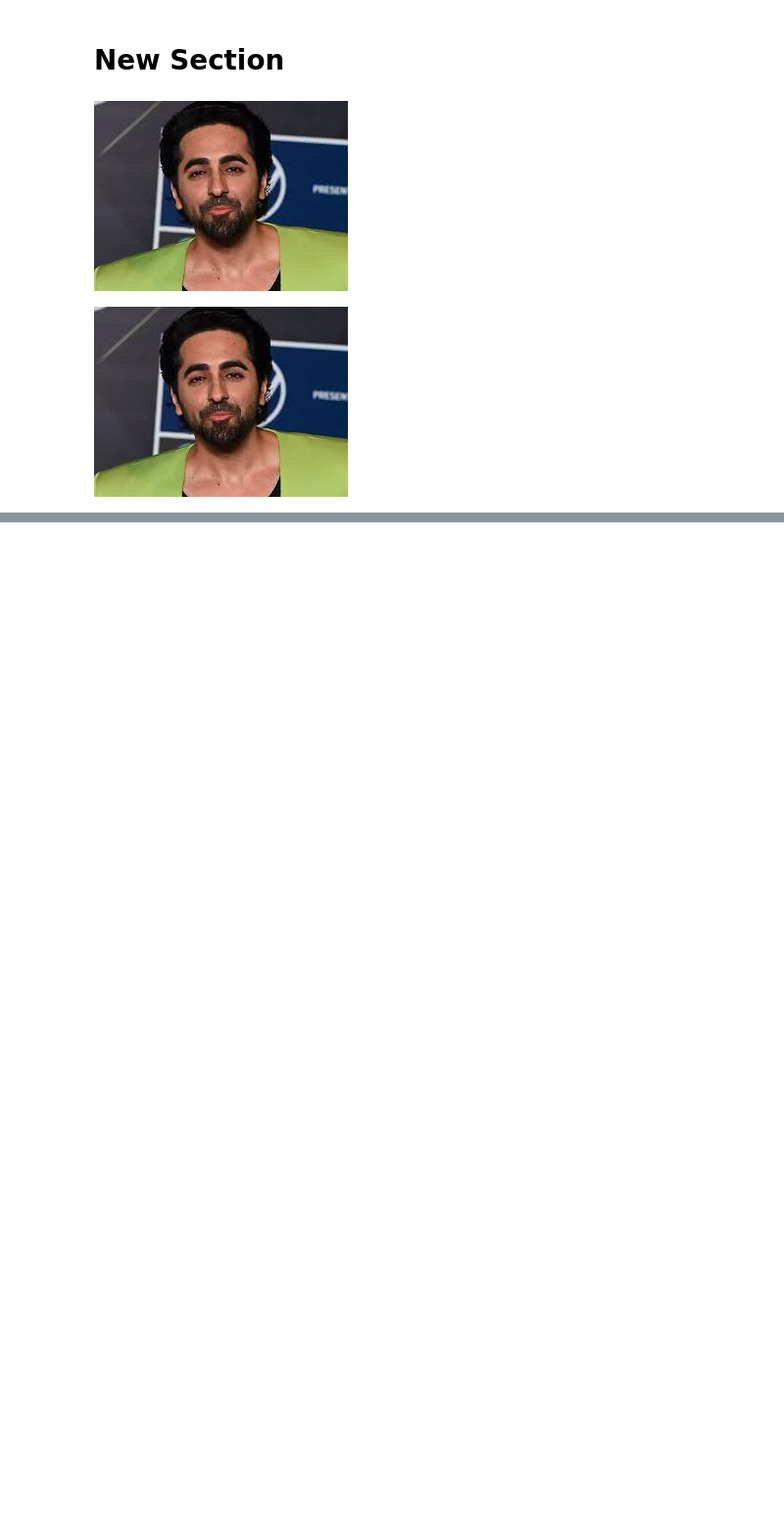
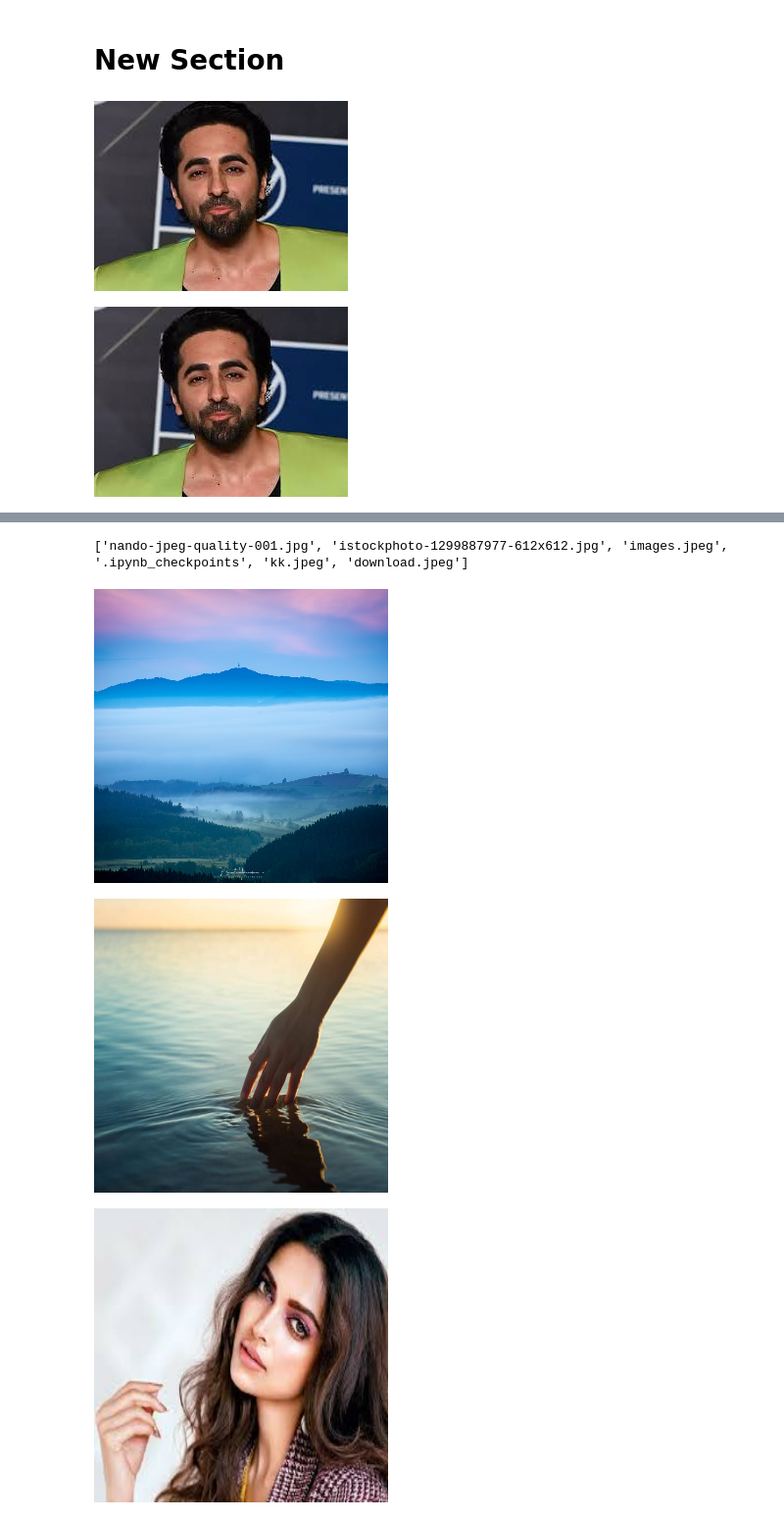
Before and after one commit to alphaomega4348/computer-vision, a Jupyter notebook: computer_vision.ipynb, the cells around one changed output, grey strips where cells are left out. Shown at 98% size. Saved outputs shown, nothing was run; the diff lists cells and outputs as text; code cells hidden in the pictures; blank space fills up the shorter version.

```diff
--- a/computer_vision.ipynb
+++ b/computer_vision.ipynb
@@ -17,0 +58,33 @@ cv2.destroyAllWindows()         #all windows close
+# %%
+import os
+import cv2
+from google.colab.patches import cv2_imshow
+import numpy as np
+
+list_name = os.listdir("/content/images")
+print(list_name)
+
+for name in list_name:
+  # Check if the item in the list is a file and not a directory (like '.ipynb_checkpoints')
+  # and if it's an image file by checking the file extension.
+  if os.path.isfile(os.path.join("/content/images", name)) and name.lower().endswith(('.png', '.jpg', '.jpeg')):
+    img = cv2.imread(f"/content/images/{name}")
+    if img is not None:  # Check if image was loaded successfully
+      # Display the original image
+     # cv2_imshow(img)
+
+      # Resize the image
+      resized_img = cv2.resize(img, (300, 300))
+
+
+      cv2_imshow(resized_img)
+
+      cv2.waitKey(0)
+      cv2.destroyAllWindows()
+    else:
+      print(f"Failed to load image: {name}")
+# %% [output]
+['nando-jpeg-quality-001.jpg', 'istockphoto-1299887977-612x612.jpg', 'images.jpeg', '.ipynb_checkpoints', 'kk.jpeg', 'download.jpeg']
+[figure, added]
+[figure, added]
+[figure, added]
```
Also changed, not shown: parts of 5 cells of this notebook.
